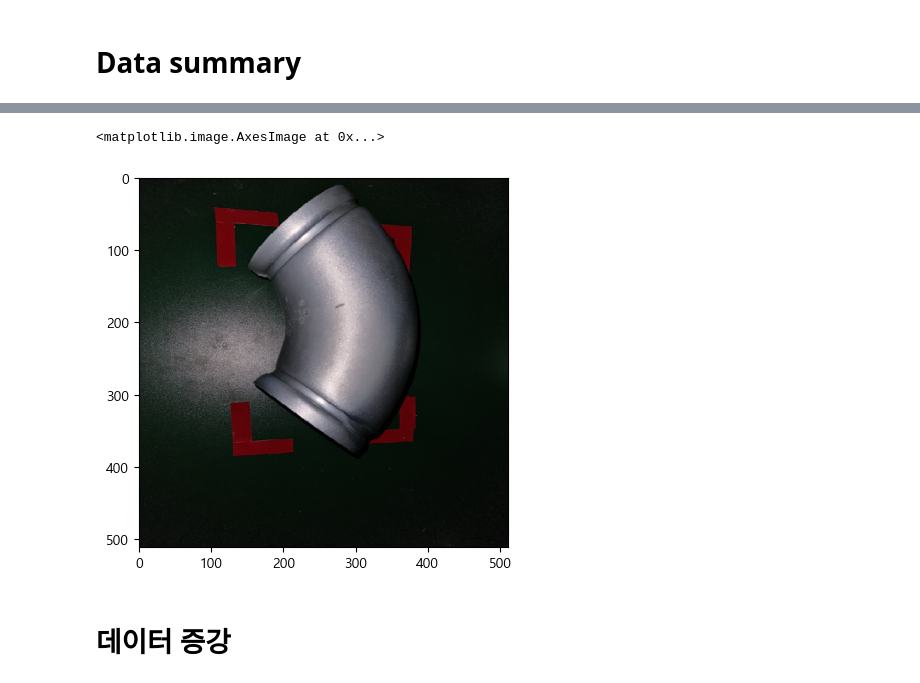
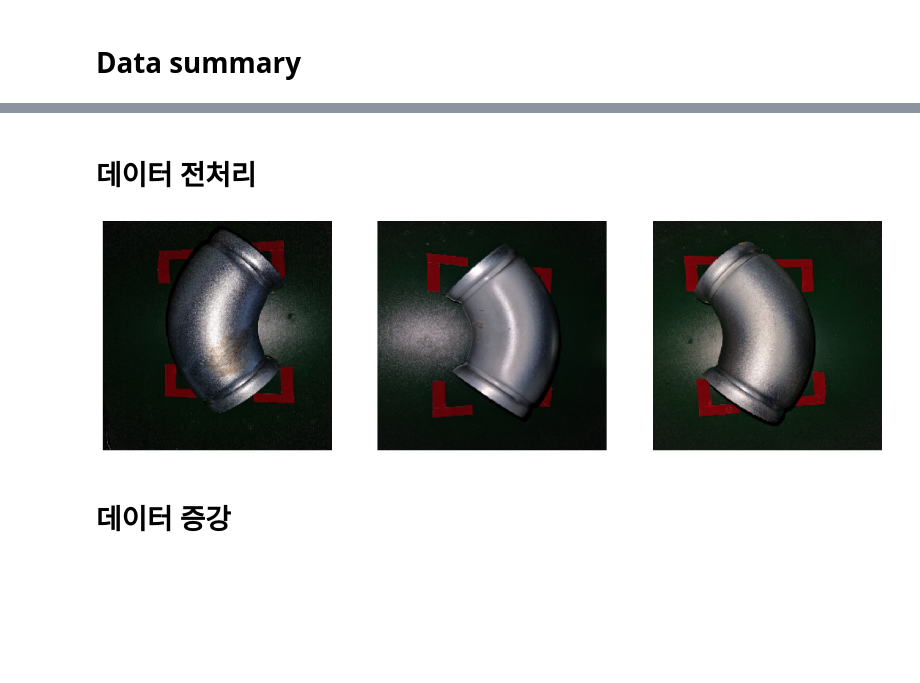
Before and after one commit to Andongsi-prj/model, a Jupyter notebook: ai_model.ipynb, the cells around one changed output, grey strips where cells are left out. Drawn from its saved outputs; the diff is of its cells as text; code cells hidden in the pictures; blank space fills up the shorter version.

```diff
--- a/ai_model.ipynb
+++ b/ai_model.ipynb
@@ -64,3 +52,5 @@ plt.show()
 전체 데이터 - 불량: 74, 정상: 1378
 [figure]
+# %% [markdown]
+# 데이터 전처리
 # %%
@@ -82,5 +65,0 @@ test_normal_images = preprocess_images(test_normal_dir)
-# %%
-plt.imshow(test_defective_images[3])
-# %% [output]
-<matplotlib.image.AxesImage at 0x...>
-[figure, removed]
@@ -87,2 +74,20 @@ plt.imshow(test_defective_images[3])
+# %%
+plt.figure(figsize=(15, 5))
+
+plt.subplot(1, 3, 1)
+plt.imshow(defective_images[1])
+plt.axis('off')
+
+plt.subplot(1, 3, 2)
+plt.imshow(defective_images[3])
+plt.axis('off')
+
+plt.subplot(1, 3, 3)
+plt.imshow(normal_images[3])
+plt.axis('off')
+
+plt.show()
+# %% [output]
+[figure, added]
 # %% [markdown]
 # 데이터 증강
```
Also changed, not shown: parts of 31 cells of this notebook, 14 other files.
